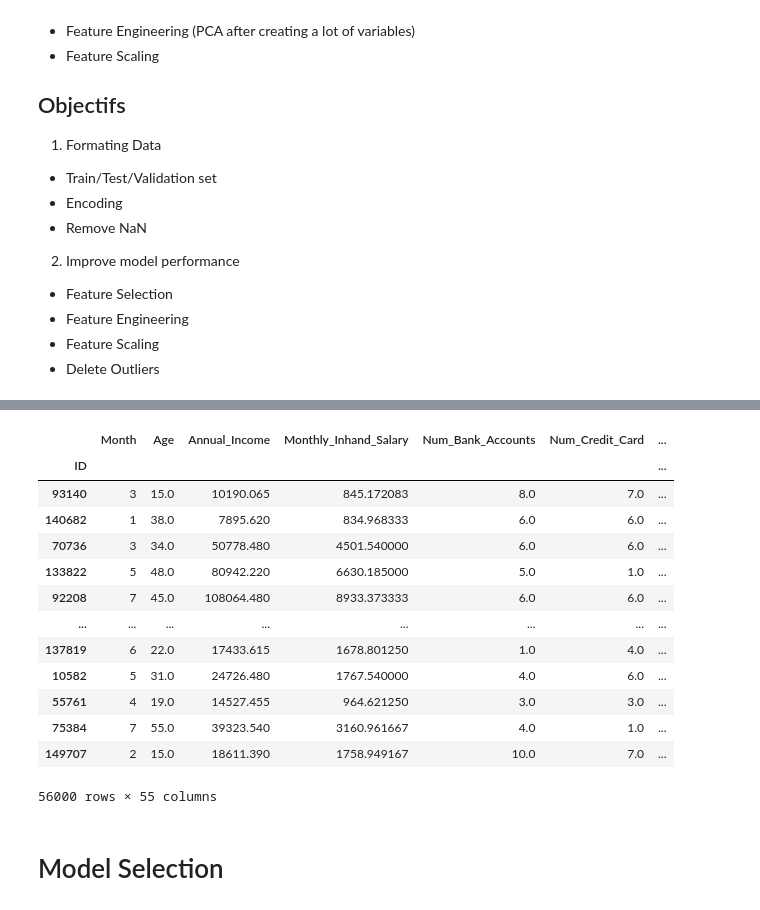
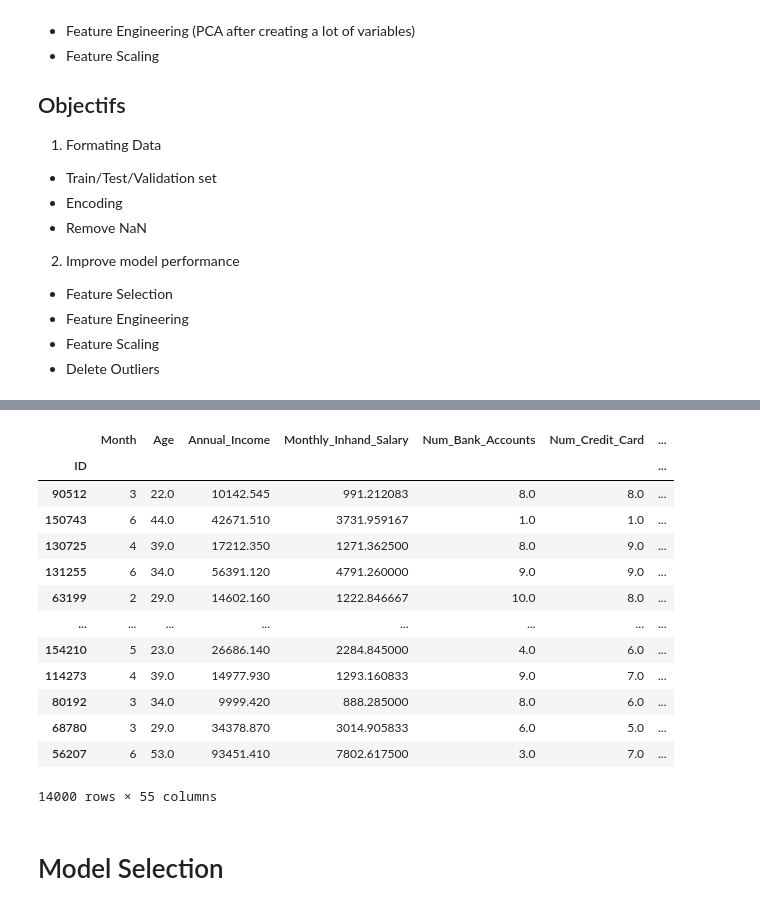
Before and after one commit to Behachee/Credit-Score-Classification, a Jupyter notebook: 2- Pre-Processing/Pre_processing-Theo.ipynb, the cells around one changed output, grey strips where cells are left out. Cells and saved outputs as stored; diff of their text form; code cells hidden in the pictures.

```diff
--- a/2- Pre-Processing/Pre_processing-Theo.ipynb
+++ b/2- Pre-Processing/Pre_processing-Theo.ipynb
@@ -71,27 +88,27 @@ def preprocessing(df, data_type):
         return X
 # %%
 X_train, y_train = preprocessing(trainset, 'train')
-X_test, y_test = preprocessing(trainset, 'train')
+X_test, y_test = preprocessing(testset , 'train')
 # 0 = Poor
 # 1 = Standard
 # 2 = Good
-# %%
-X_train
-# %% [output]
-|  | Month | Age | Annual_Income | Monthly_Inhand_Salary | Num_Bank_Accounts | Num_Credit_Card | ... |
-| ID |  |  |  |  |  |  | ... |
-| 93140 | 3 | 15.0 | 10190.065 | 845.172083 | 8.0 | 7.0 | ... |
-| 140682 | 1 | 38.0 | 7895.620 | 834.968333 | 6.0 | 6.0 | ... |
-| 70736 | 3 | 34.0 | 50778.480 | 4501.540000 | 6.0 | 6.0 | ... |
-| 133822 | 5 | 48.0 | 80942.220 | 6630.185000 | 5.0 | 1.0 | ... |
-| 92208 | 7 | 45.0 | 108064.480 | 8933.373333 | 6.0 | 6.0 | ... |
-| ... | ... | ... | ... | ... | ... | ... | ... |
-| 137819 | 6 | 22.0 | 17433.615 | 1678.801250 | 1.0 | 4.0 | ... |
-| 10582 | 5 | 31.0 | 24726.480 | 1767.540000 | 4.0 | 6.0 | ... |
-| 55761 | 4 | 19.0 | 14527.455 | 964.621250 | 3.0 | 3.0 | ... |
-| 75384 | 7 | 55.0 | 39323.540 | 3160.961667 | 4.0 | 1.0 | ... |
-| 149707 | 2 | 15.0 | 18611.390 | 1758.949167 | 10.0 | 7.0 | ... |
-56000 rows × 55 columns
+# %%
+X_test
+# %% [output]
+|  | Month | Age | Annual_Income | Monthly_Inhand_Salary | Num_Bank_Accounts | Num_Credit_Card | ... |
+| ID |  |  |  |  |  |  | ... |
+| 90512 | 3 | 22.0 | 10142.545 | 991.212083 | 8.0 | 8.0 | ... |
+| 150743 | 6 | 44.0 | 42671.510 | 3731.959167 | 1.0 | 1.0 | ... |
+| 130725 | 4 | 39.0 | 17212.350 | 1271.362500 | 8.0 | 9.0 | ... |
+| 131255 | 6 | 34.0 | 56391.120 | 4791.260000 | 9.0 | 9.0 | ... |
+| 63199 | 2 | 29.0 | 14602.160 | 1222.846667 | 10.0 | 8.0 | ... |
+| ... | ... | ... | ... | ... | ... | ... | ... |
+| 154210 | 5 | 23.0 | 26686.140 | 2284.845000 | 4.0 | 6.0 | ... |
+| 114273 | 4 | 39.0 | 14977.930 | 1293.160833 | 9.0 | 7.0 | ... |
+| 80192 | 3 | 34.0 | 9999.420 | 888.285000 | 8.0 | 6.0 | ... |
+| 68780 | 3 | 29.0 | 34378.870 | 3014.905833 | 6.0 | 5.0 | ... |
+| 56207 | 6 | 53.0 | 93451.410 | 7802.617500 | 3.0 | 7.0 | ... |
+14000 rows × 55 columns
 # %% [markdown]
 # Model Selection
 # %%
```
Also changed, not shown: parts of 25 cells of this notebook, 1 other file.
